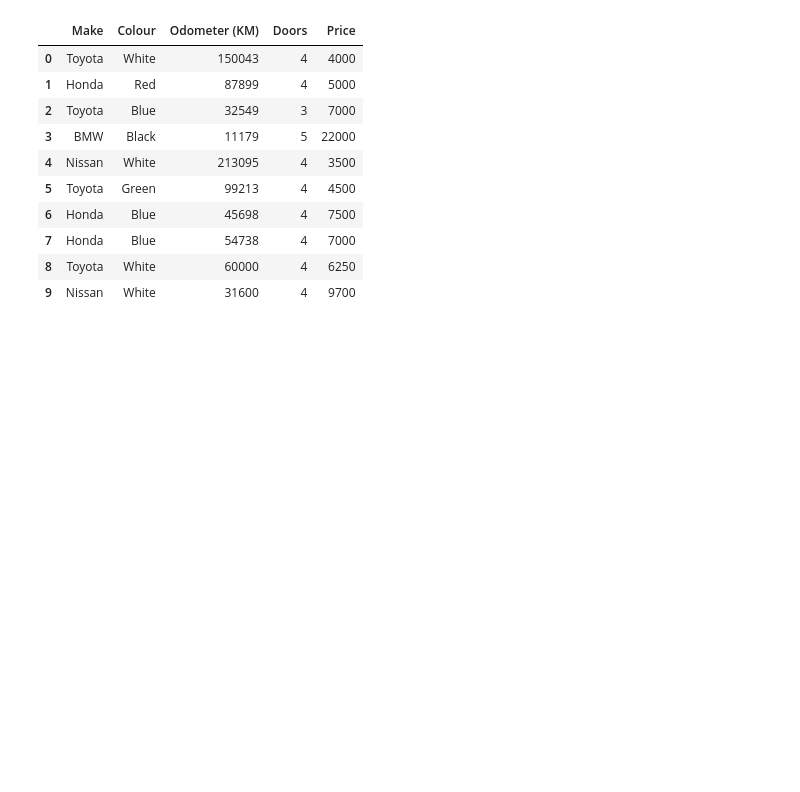
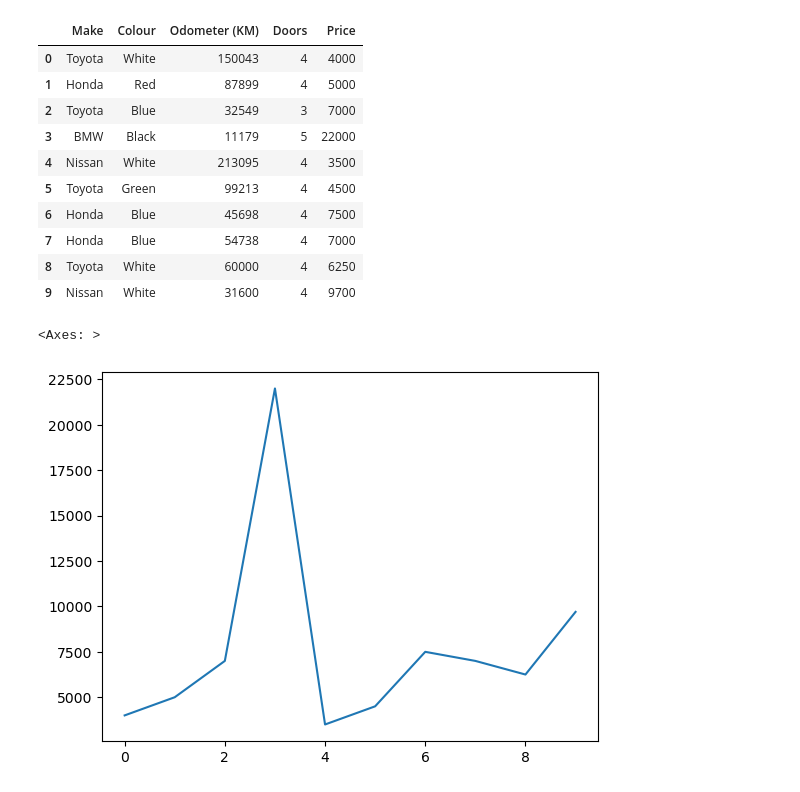
Before and after one commit to pain459/learn_ds, a Jupyter notebook: pandas_data_analysis/workbook_course.ipynb, the cells around one changed output. Saved outputs shown, nothing was run; the diff lists cells and outputs as text; code cells hidden in the pictures; blank space fills up the shorter version.

Commit message:
car prices plot.

```diff
--- a/pandas_data_analysis/workbook_course.ipynb
+++ b/pandas_data_analysis/workbook_course.ipynb
@@ -302,3 +302,8 @@ car_sales
 | 7 | Honda | Blue | 54738 | 4 | 7000 |
 | 8 | Toyota | White | 60000 | 4 | 6250 |
 | 9 | Nissan | White | 31600 | 4 | 9700 |
+# %%
+car_sales.Price.plot()
+# %% [output]
+<Axes: >
+[figure, added]
```
